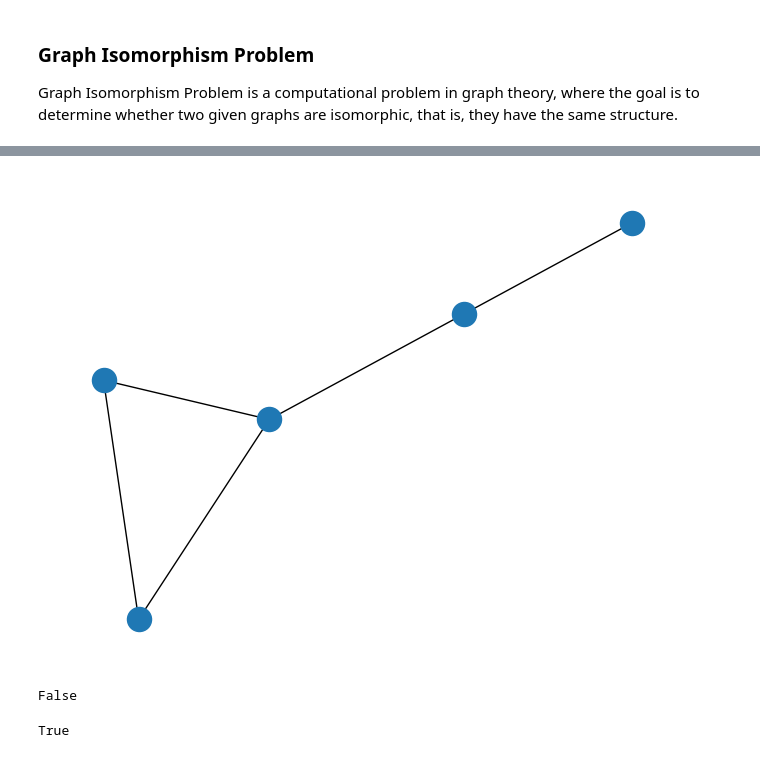
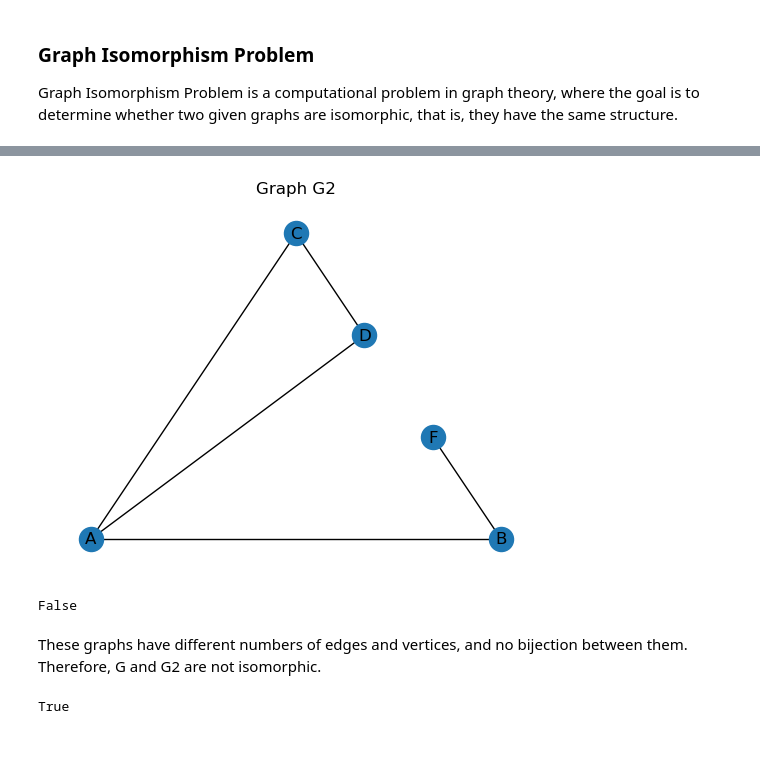
Before and after one commit to RoseDownes/Graph_Theory_Project, a Jupyter notebook: graph_isomorphism.ipynb, the cells around one changed output, grey strips where cells are left out. Drawn from its saved outputs; the diff is of its cells as text; code cells hidden in the pictures.

```diff
--- a/graph_isomorphism.ipynb
+++ b/graph_isomorphism.ipynb
@@ -33,15 +42,18 @@ nx.draw(G1)
 # %%
 G2 = nx.Graph()
 
 G2.add_edges_from(graph2)
-
-nx.draw(G2)
+plt.title("Graph G2")
+nx.draw_planar(G2, with_labels=True)
+#nx.draw(G2)
 # %% [output]
-[figure, old version]
+[figure, new version]
 # %%
 nx.is_isomorphic(G, G2)
 # %% [output]
 False
+# %% [markdown]
+These graphs have different numbers of edges and vertices, and no bijection between them. Therefore, G and G2 are not isomorphic.
 # %%
 nx.is_isomorphic(G1, G2)
 # %% [output]
```
Also changed, not shown: parts of 13 cells of this notebook, 2 other files.
